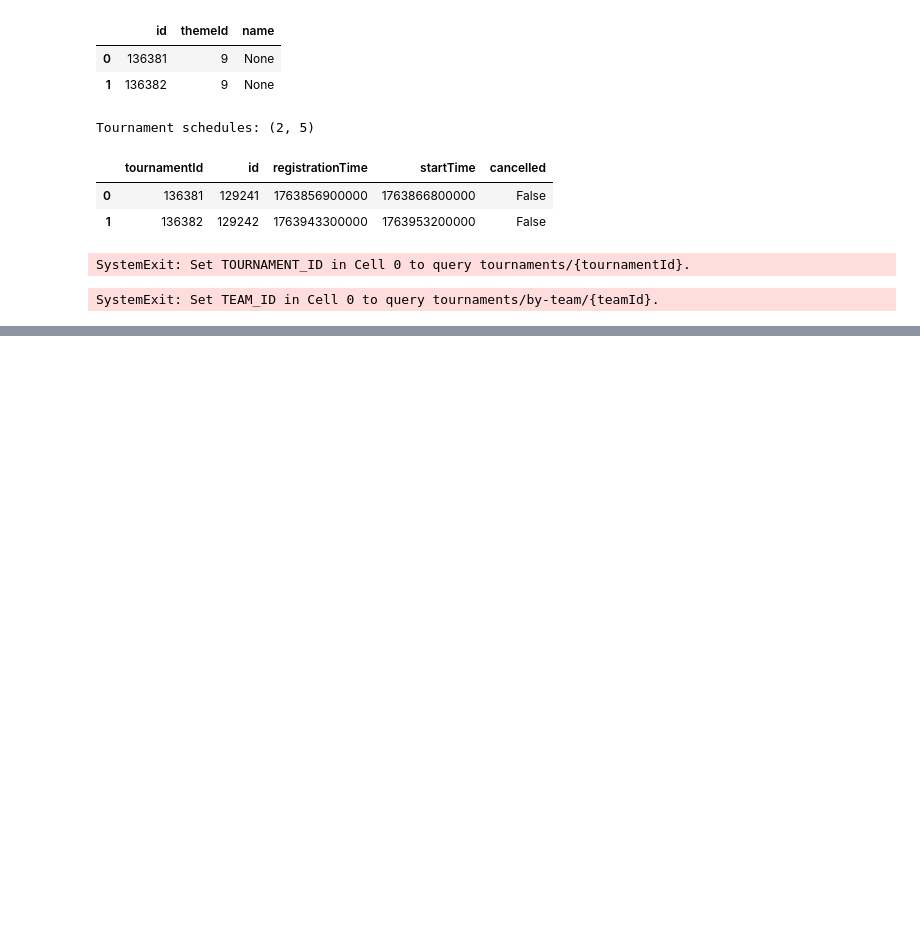
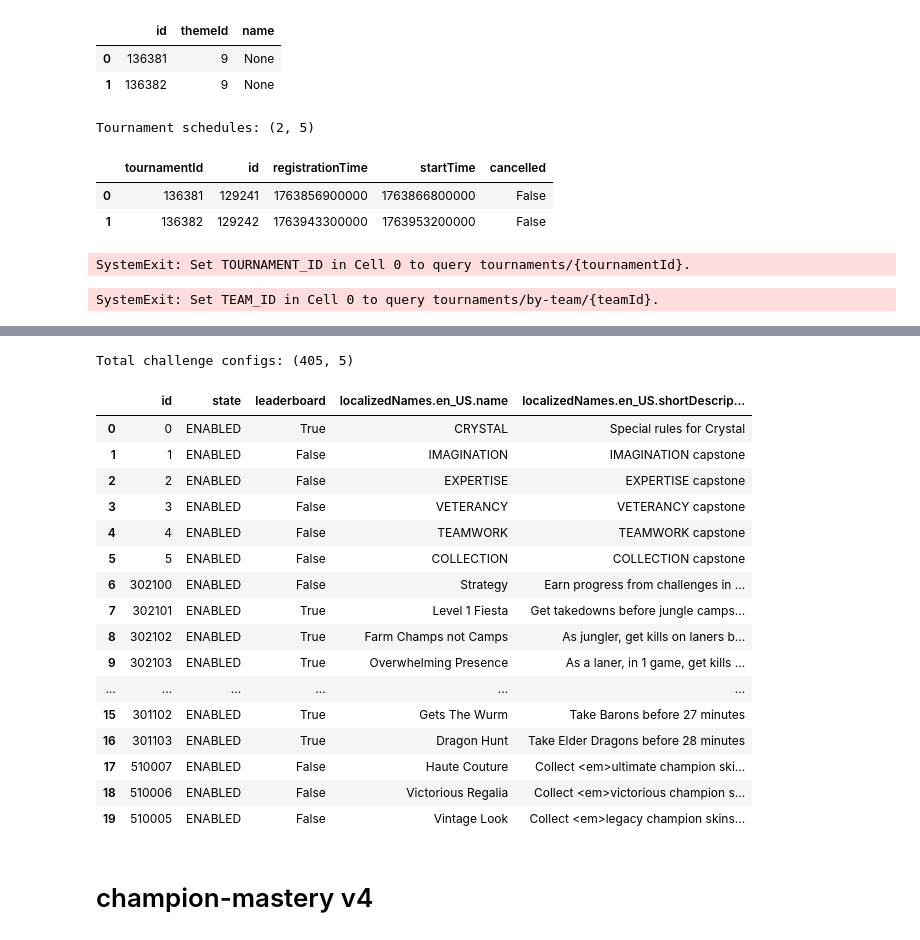
Before and after one commit to Avi056/LoL_assistant, a Jupyter notebook: api_test/api_test.ipynb, the cells around one changed output, grey strips where cells are left out. Cells and saved outputs as stored; diff of their text form; code cells hidden in the pictures; blank space fills up the shorter version.

```diff
--- a/api_test/api_test.ipynb
+++ b/api_test/api_test.ipynb
@@ -1087,0 +1377,26 @@ SystemExit: Set TEAM_ID in Cell 0 to query tournaments/by-team/{teamId}.
+# %%
+# === Cell 1: by-puuid → match IDs (paged) ===
+if not PUUID:
+    raise SystemExit("Set PUUID in Cell 0.")
+
+ids_all: List[str] = []
+start = 0
+page_size = 100     # Riot max
+max_total = 1000    # safety cap; raise if you want more
+
+while True:
+    params = {"start": start, "count": page_size}
+    if QUEUE is not None:     params["queue"] = int(QUEUE)
+    if START_TIME is not None: params["startTime"] = int(START_TIME)
+    if END_TIME   is not None: params["endTime"]   = int(END_TIME)
+
+    ids = match_get(f"/lol/match/v5/matches/by-puuid/{PUUID}/ids", params=params) or []
+    if not ids: break
+    ids_all.extend(ids)
+    print(f"Fetched {len(ids)} (total {len(ids_all)}) [start={start}]")
+    start += len(ids)
+    if len(ids_all) >= max_total: break
+
+match_ids_df = pd.DataFrame({"matchId": ids_all})
+print("Total IDs:", match_ids_df.shape[0])
+match_ids_df.head(15)
@@ -1087,0 +1728,32 @@ SystemExit: Set TEAM_ID in Cell 0 to query tournaments/by-team/{teamId}.
+# %%
+# === Cell 6: /lol/challenges/v1/challenges/config ===
+cfgs = plat_get("/lol/challenges/v1/challenges/config") or []
+cfgs_df = pd.json_normalize(cfgs)
+# Friendly subset if present
+subset = [c for c in [
+    "id","state","leaderboard","tags","localizedNames.en_US.name","localizedNames.en_US.shortDescription"
+] if c in cfgs_df.columns]
+cfgs_df = cfgs_df[subset] if subset else cfgs_df
+print("Total challenge configs:", cfgs_df.shape)
+cfgs_df.head(20)
+# %% [output]
+Total challenge configs: (405, 5)
+|  | id | state | leaderboard | localizedNames.en_US.name | localizedNames.en_US.shortDescrip... |
+| 0 | 0 | ENABLED | True | CRYSTAL | Special rules for Crystal |
+| 1 | 1 | ENABLED | False | IMAGINATION | IMAGINATION capstone |
+| 2 | 2 | ENABLED | False | EXPERTISE | EXPERTISE capstone |
+| 3 | 3 | ENABLED | False | VETERANCY | VETERANCY capstone |
+| 4 | 4 | ENABLED | False | TEAMWORK | TEAMWORK capstone |
+| 5 | 5 | ENABLED | False | COLLECTION | COLLECTION capstone |
+| 6 | 302100 | ENABLED | False | Strategy | Earn progress from challenges in ... |
+| 7 | 302101 | ENABLED | True | Level 1 Fiesta | Get takedowns before jungle camps... |
+| 8 | 302102 | ENABLED | True | Farm Champs not Camps | As jungler, get kills on laners b... |
+| 9 | 302103 | ENABLED | True | Overwhelming Presence | As a laner, in 1 game, get kills ... |
+| ... | ... | ... | ... | ... | ... |
+| 15 | 301102 | ENABLED | True | Gets The Wurm | Take Barons before 27 minutes |
+| 16 | 301103 | ENABLED | True | Dragon Hunt | Take Elder Dragons before 28 minutes |
+| 17 | 510007 | ENABLED | False | Haute Couture | Collect <em>ultimate champion ski... |
+| 18 | 510006 | ENABLED | False | Victorious Regalia | Collect <em>victorious champion s... |
+| 19 | 510005 | ENABLED | False | Vintage Look | Collect <em>legacy champion skins... |
+# %% [markdown]
+# champion-mastery v4
```
Also changed, not shown: parts of 35 cells of this notebook, 2 other files.
